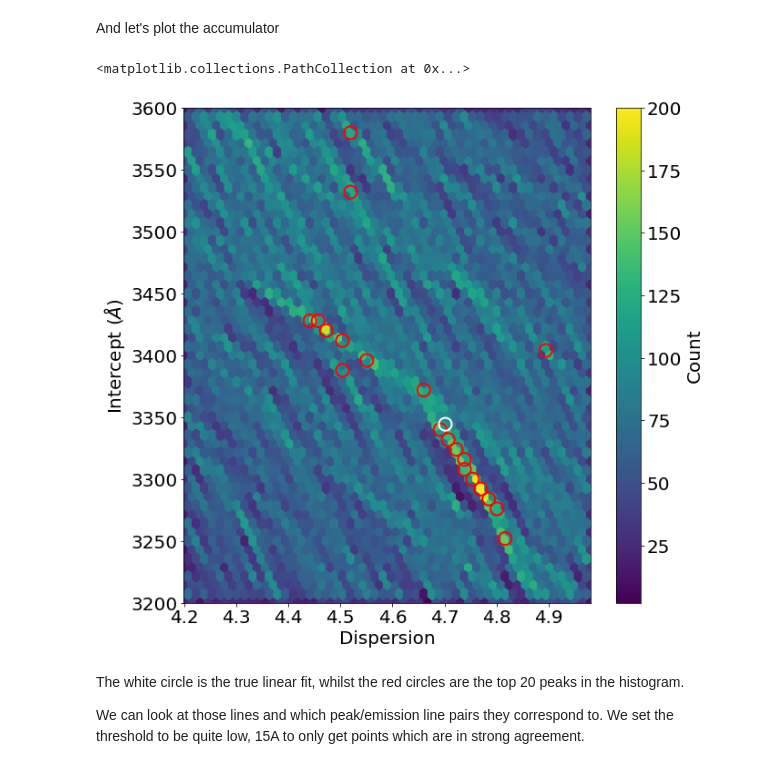
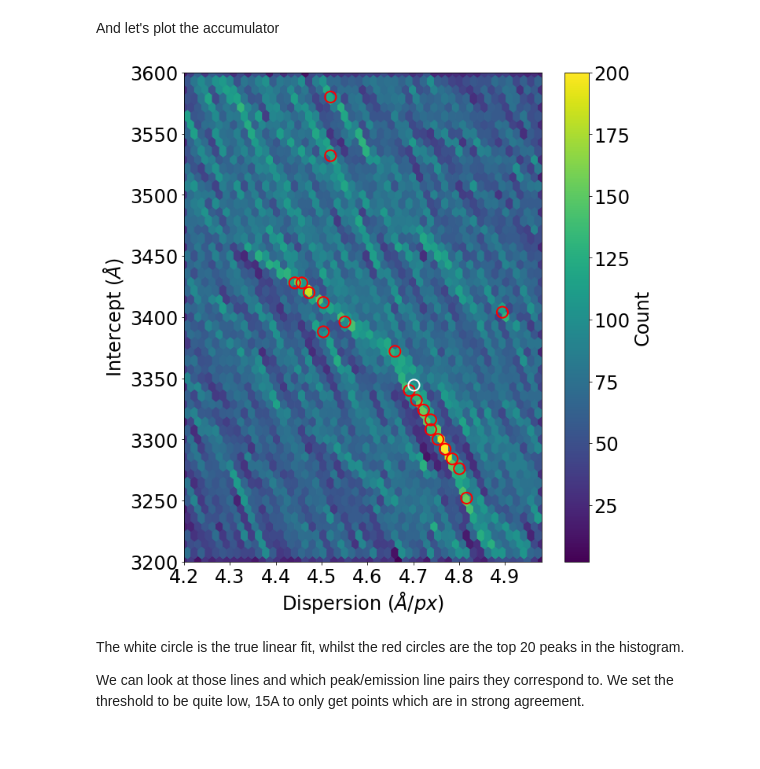
Before and after one commit to jveitchmichaelis/rascal, a Jupyter notebook: examples/Worked example with ground truth.ipynb, the cells around one changed output. Cells and saved outputs as stored; diff of their text form; code cells hidden in the pictures.

```diff
--- a/examples/Worked example with ground truth.ipynb
+++ b/examples/Worked example with ground truth.ipynb
@@ -66,22 +94,23 @@ And let's plot the accumulator
 # %%
 fig = figure(figsize=(10,10))
 plt.hexbin(*accumulator.T, gridsize=50)
-plt.xticks(fontsize=20)
-plt.yticks(fontsize=20)
-plt.xlabel("Dispersion", fontsize=20)
-plt.ylabel("Intercept ($\AA$)", fontsize=20)
+plt.xticks(fontsize=24)
+plt.yticks(fontsize=24)
+plt.xlabel("Dispersion ($\AA / px$)", fontsize=24)
+plt.ylabel("Intercept ($\AA$)", fontsize=24)
 cb = colorbar()
-cb.set_label("Count", fontsize=20)
-cb.ax.tick_params(labelsize=20)
+cb.set_label("Count", fontsize=24)
+cb.ax.tick_params(labelsize=24)
 _, lines = c._get_top_lines(accumulator, top_n=20, xbins=50, ybins=50)
 
 for l in lines:
     scatter(l[0], l[1], s=200, edgecolors='red', facecolors='None', linewidths=2)
 
 scatter(m_true, c_true, s=200, edgecolors='white', facecolors='None', linewidths=2)
+plt.tight_layout()
+plt.savefig("./P10-37_F2.eps")
 # %% [output]
-<matplotlib.collections.PathCollection at 0x...>
-[figure, old version]
+[figure, new version]
 # %% [markdown]
 The white circle is the true linear fit, whilst the red circles are the top 20 peaks in the histogram.
 
```
Also changed, not shown: parts of 7 cells of this notebook, 6 other files.
